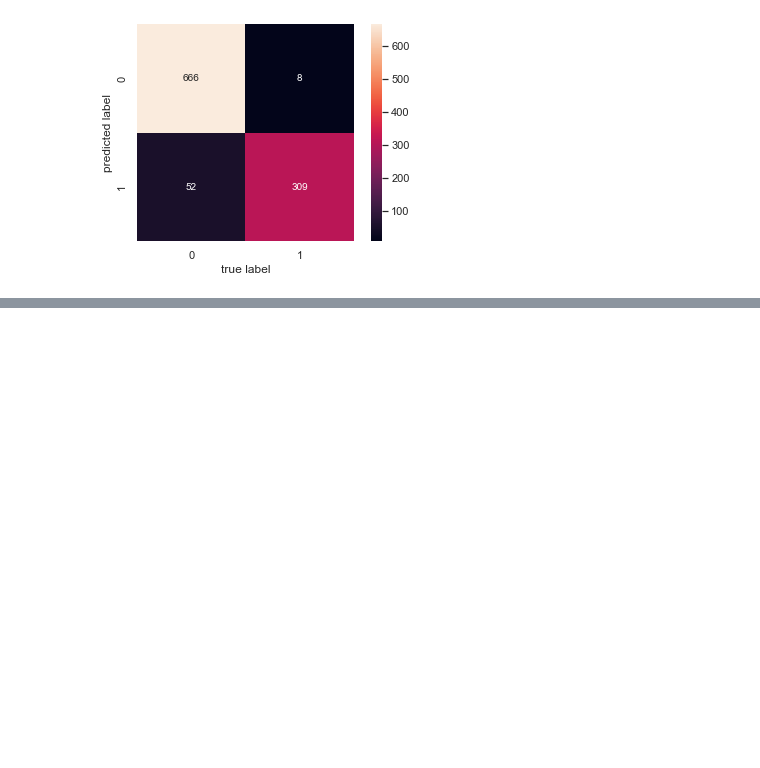
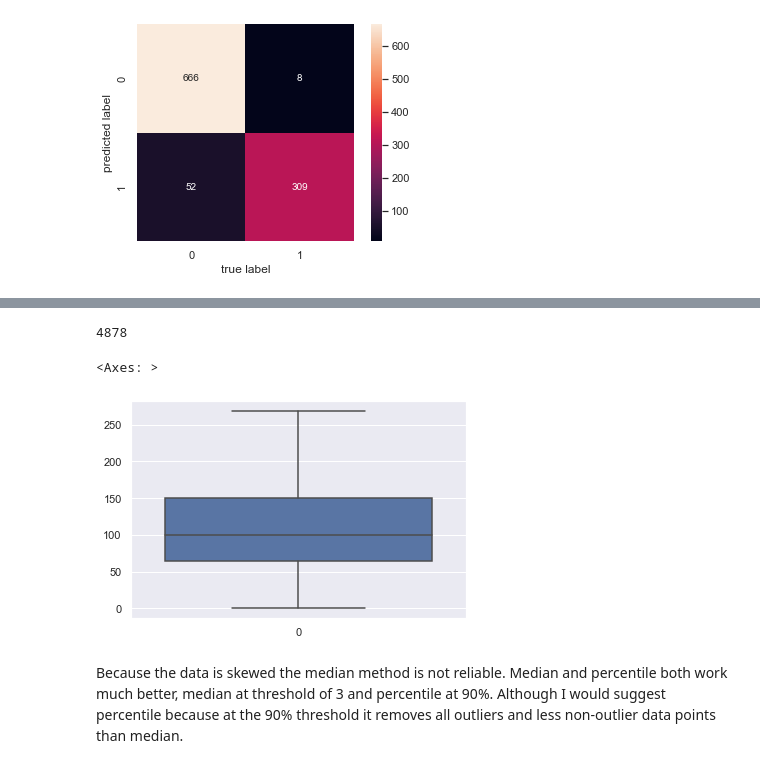
Before and after one commit to aaiml/CSCN8000-lab-submissions, a Jupyter notebook: students-submissions/7526387/lab2.ipynb, the cells around one changed output, grey strips where cells are left out. Drawn from its saved outputs; the diff is of its cells as text; code cells hidden in the pictures; blank space fills up the shorter version.

```diff
--- a/students-submissions/7526387/lab2.ipynb
+++ b/students-submissions/7526387/lab2.ipynb
@@ -141,0 +206,12 @@ Bassed on accuracy and recal I would suggest using Gaussian with, surprisingly,
+# %%
+percentile_outlier_indexes = detect_outliers("percentile", data.price, 90)
+percentile_cleaned_data = data.drop(percentile_outlier_indexes.index)
+
+print(len(percentile_outlier_indexes))
+sns.boxplot(percentile_cleaned_data.price)
+# %% [output]
+4878
+<Axes: >
+[figure, added]
+# %% [markdown]
+Because the data is skewed the median method is not reliable. Median and percentile both work much better, median at threshold of 3 and percentile at 90%. Although I would suggest percentile because at the 90% threshold it removes all outliers and less non-outlier data points than median.
```
Also changed, not shown: parts of 14 cells of this notebook.
